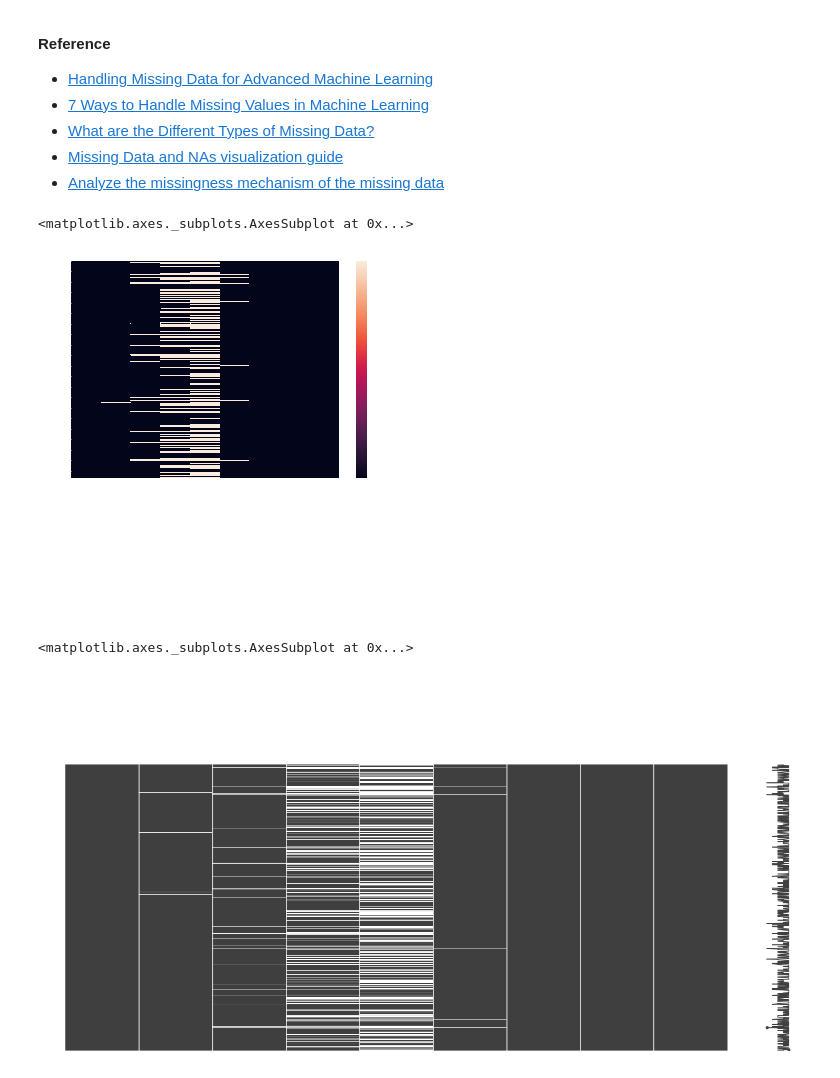
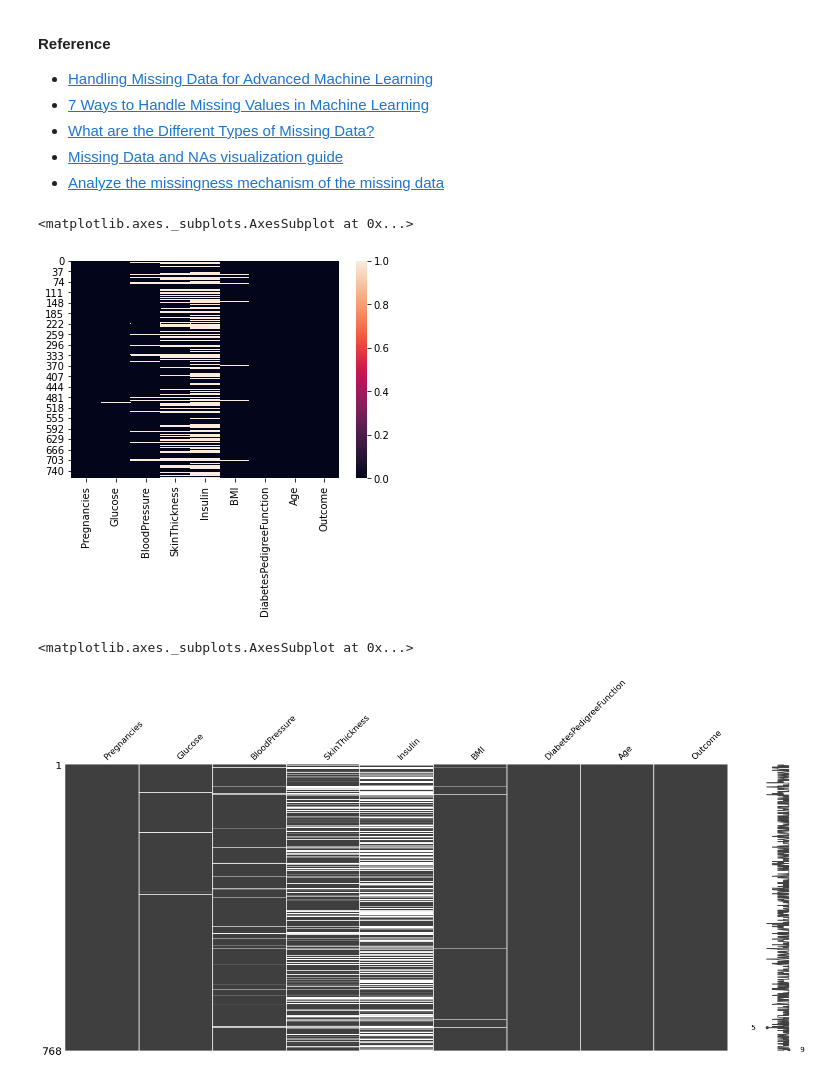
Before and after one commit to sayan0506/Prediction-model-for-Diabetes, a Jupyter notebook: Pima_Indian_Diabetes_prediction_model.ipynb, the cells around one changed output. Cells and saved outputs as stored; diff of their text form; code cells hidden in the pictures.

```diff
--- a/Pima_Indian_Diabetes_prediction_model.ipynb
+++ b/Pima_Indian_Diabetes_prediction_model.ipynb
@@ -30,7 +30,7 @@ from matplotlib import pyplot as plt
 import matplotlib as mpl
 
 # changing the matplotlib font colors to 'white'
-COLOR = 'white'
+COLOR = 'black'
 mpl.rcParams['text.color'] = COLOR
 mpl.rcParams['axes.labelcolor'] = COLOR
 mpl.rcParams['xtick.color'] = COLOR
@@ -230,17 +254,17 @@ Glucose                    5            0.651042
 * [Missing Data and NAs visualization guide](https://www.kaggle.com/alenavorushilova/missing-data-and-nas-guide)
 * [Analyze the missingness mechanism of the missing data](https://towardsdatascience.com/how-to-identify-missingness-types-with-missingno-61cfe0449ad9)
 # %%
-sns.heatmap(df_mod.isnull(), cbar=True)|
+sns.heatmap(df_mod.isnull(), cbar=True)
 # %% [output]
 <matplotlib.axes._subplots.AxesSubplot at 0x...>
-[figure, old version]
+[figure, new version]
 # %%
 import missingno as msno
 # %%
 msno.matrix(df_mod)
 # %% [output]
 <matplotlib.axes._subplots.AxesSubplot at 0x...>
-[figure, old version]
+[figure, new version]
 # %%
 msno.bar(df_mod,  color = 'y', figsize = (8,5));
 # %% [output]
```
Also changed, not shown: parts of 7 cells of this notebook.
